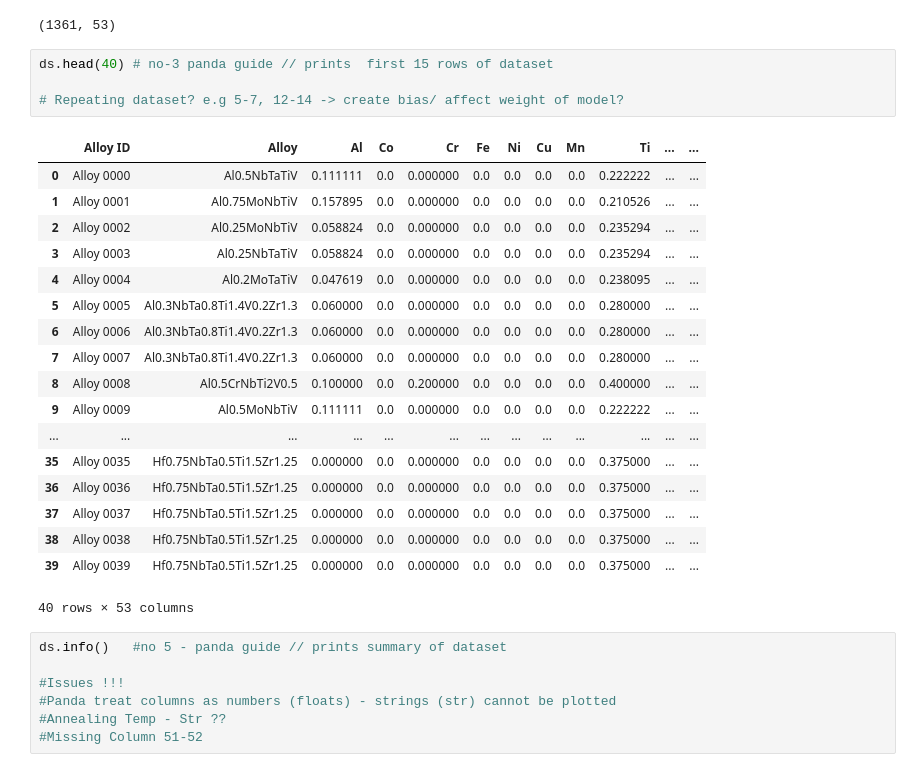
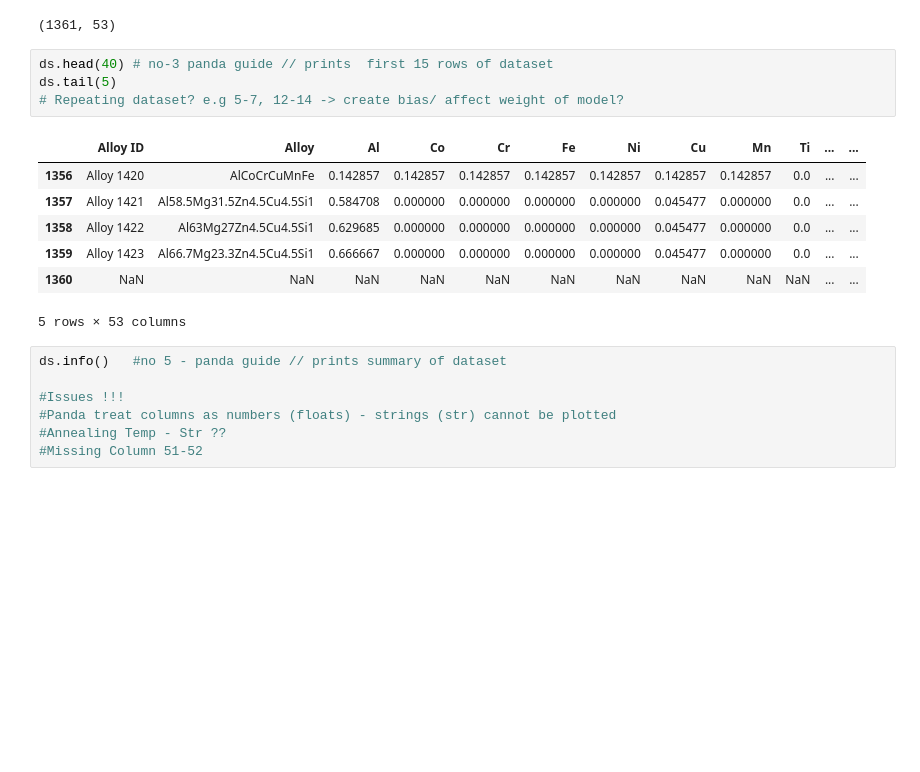
Before and after one commit to efyct6/Machine-Learning, a Jupyter notebook: mmme4125-coursework_2026.ipynb, the cells around one changed output. Cells and saved outputs as stored; diff of their text form; blank space fills up the shorter version.

Commit message:
Task 2a: resuming checking and dropping columns with reason

```diff
--- a/mmme4125-coursework_2026.ipynb
+++ b/mmme4125-coursework_2026.ipynb
@@ -385,27 +472,16 @@ ds.shape  # Return number of (rows, columns in dataset)
 (1361, 53)
 # %%
 ds.head(40) # no-3 panda guide // prints  first 15 rows of dataset
-
+ds.tail(5)
 # Repeating dataset? e.g 5-7, 12-14 -> create bias/ affect weight of model?
 # %% [output]
 |  | Alloy ID | Alloy | Al | Co | Cr | Fe | Ni | Cu | Mn | Ti | ... | ... |
-| 0 | Alloy 0000 | Al0.5NbTaTiV | 0.111111 | 0.0 | 0.000000 | 0.0 | 0.0 | 0.0 | 0.0 | 0.222222 | ... | ... |
-| 1 | Alloy 0001 | Al0.75MoNbTiV | 0.157895 | 0.0 | 0.000000 | 0.0 | 0.0 | 0.0 | 0.0 | 0.210526 | ... | ... |
-| 2 | Alloy 0002 | Al0.25MoNbTiV | 0.058824 | 0.0 | 0.000000 | 0.0 | 0.0 | 0.0 | 0.0 | 0.235294 | ... | ... |
-| 3 | Alloy 0003 | Al0.25NbTaTiV | 0.058824 | 0.0 | 0.000000 | 0.0 | 0.0 | 0.0 | 0.0 | 0.235294 | ... | ... |
-| 4 | Alloy 0004 | Al0.2MoTaTiV | 0.047619 | 0.0 | 0.000000 | 0.0 | 0.0 | 0.0 | 0.0 | 0.238095 | ... | ... |
-| 5 | Alloy 0005 | Al0.3NbTa0.8Ti1.4V0.2Zr1.3 | 0.060000 | 0.0 | 0.000000 | 0.0 | 0.0 | 0.0 | 0.0 | 0.280000 | ... | ... |
-| 6 | Alloy 0006 | Al0.3NbTa0.8Ti1.4V0.2Zr1.3 | 0.060000 | 0.0 | 0.000000 | 0.0 | 0.0 | 0.0 | 0.0 | 0.280000 | ... | ... |
-| 7 | Alloy 0007 | Al0.3NbTa0.8Ti1.4V0.2Zr1.3 | 0.060000 | 0.0 | 0.000000 | 0.0 | 0.0 | 0.0 | 0.0 | 0.280000 | ... | ... |
-| 8 | Alloy 0008 | Al0.5CrNbTi2V0.5 | 0.100000 | 0.0 | 0.200000 | 0.0 | 0.0 | 0.0 | 0.0 | 0.400000 | ... | ... |
-| 9 | Alloy 0009 | Al0.5MoNbTiV | 0.111111 | 0.0 | 0.000000 | 0.0 | 0.0 | 0.0 | 0.0 | 0.222222 | ... | ... |
-| ... | ... | ... | ... | ... | ... | ... | ... | ... | ... | ... | ... | ... |
-| 35 | Alloy 0035 | Hf0.75NbTa0.5Ti1.5Zr1.25 | 0.000000 | 0.0 | 0.000000 | 0.0 | 0.0 | 0.0 | 0.0 | 0.375000 | ... | ... |
-| 36 | Alloy 0036 | Hf0.75NbTa0.5Ti1.5Zr1.25 | 0.000000 | 0.0 | 0.000000 | 0.0 | 0.0 | 0.0 | 0.0 | 0.375000 | ... | ... |
-| 37 | Alloy 0037 | Hf0.75NbTa0.5Ti1.5Zr1.25 | 0.000000 | 0.0 | 0.000000 | 0.0 | 0.0 | 0.0 | 0.0 | 0.375000 | ... | ... |
-| 38 | Alloy 0038 | Hf0.75NbTa0.5Ti1.5Zr1.25 | 0.000000 | 0.0 | 0.000000 | 0.0 | 0.0 | 0.0 | 0.0 | 0.375000 | ... | ... |
-| 39 | Alloy 0039 | Hf0.75NbTa0.5Ti1.5Zr1.25 | 0.000000 | 0.0 | 0.000000 | 0.0 | 0.0 | 0.0 | 0.0 | 0.375000 | ... | ... |
+| 1356 | Alloy 1420 | AlCoCrCuMnFe | 0.142857 | 0.142857 | 0.142857 | 0.142857 | 0.142857 | 0.142857 | 0.142857 | 0.0 | ... | ... |
+| 1357 | Alloy 1421 | Al58.5Mg31.5Zn4.5Cu4.5Si1 | 0.584708 | 0.000000 | 0.000000 | 0.000000 | 0.000000 | 0.045477 | 0.000000 | 0.0 | ... | ... |
+| 1358 | Alloy 1422 | Al63Mg27Zn4.5Cu4.5Si1 | 0.629685 | 0.000000 | 0.000000 | 0.000000 | 0.000000 | 0.045477 | 0.000000 | 0.0 | ... | ... |
+| 1359 | Alloy 1423 | Al66.7Mg23.3Zn4.5Cu4.5Si1 | 0.666667 | 0.000000 | 0.000000 | 0.000000 | 0.000000 | 0.045477 | 0.000000 | 0.0 | ... | ... |
+| 1360 | NaN | NaN | NaN | NaN | NaN | NaN | NaN | NaN | NaN | NaN | ... | ... |
-40 rows × 53 columns
+5 rows × 53 columns
 # %%
 ds.info()   #no 5 - panda guide // prints summary of dataset
 
```
Also changed, not shown: parts of 4 cells of this notebook.
